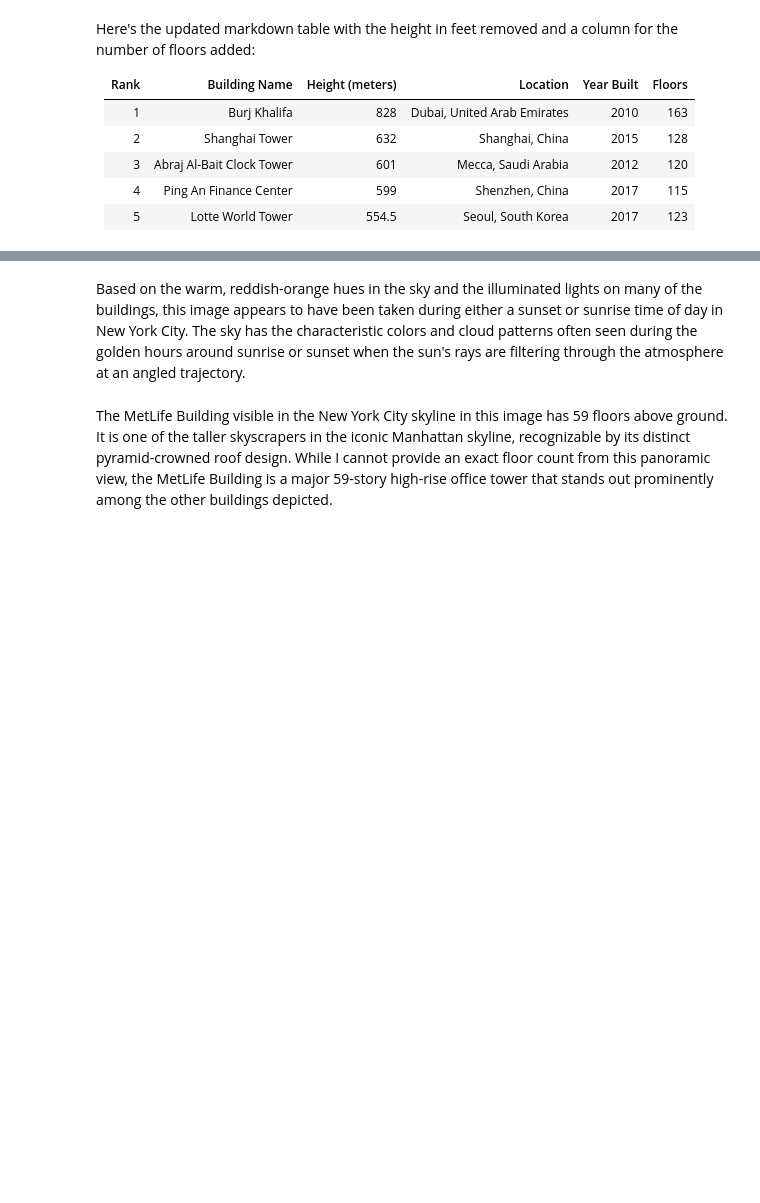
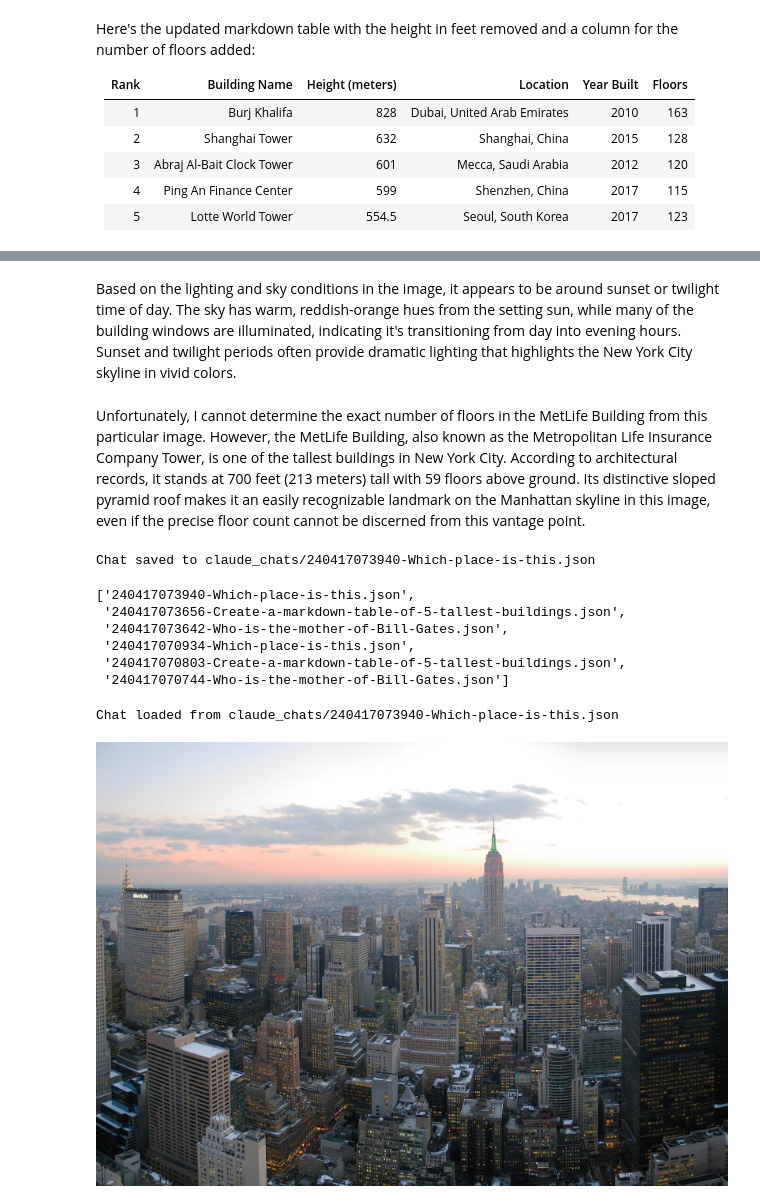
Before and after one commit to GenaiTechne/gtsystem, a Jupyter notebook: notebooks/09-chat-bedrock.ipynb, the cells around one changed output, grey strips where cells are left out. Cells and saved outputs as stored; diff of their text form; code cells hidden in the pictures; blank space fills up the shorter version.

Commit message:
R 0.1.3 (Save, list, load, render chat)
- Save, list, load, and render chat for Bedrock/Claude3
- Save, list, load, and render chat for Anthropic
- Save, list, load, and render chat for OpenAI

```diff
--- a/notebooks/09-chat-bedrock.ipynb
+++ b/notebooks/09-chat-bedrock.ipynb
@@ -66,0 +78,2 @@ Here's the updated markdown table with the height in feet removed and a column f
+# %%
+chat = bedrock.CHAT_CONTEXT.load_chat('240417070744-Who-is-the-mother-of-Bill-Gates.json')
@@ -88,8 +125,29 @@ The body of water visible on the right side of the image appears to be the East
 # %%
 render.md(bedrock.sonnet_chat('What time of day is it?'))
 # %% [output]
-Based on the warm, reddish-orange hues in the sky and the illuminated lights on many of the buildings, this image appears to have been taken during either a sunset or sunrise time of day in New York City. The sky has the characteristic colors and cloud patterns often seen during the golden hours around sunrise or sunset when the sun's rays are filtering through the atmosphere at an angled trajectory.
+Based on the lighting and sky conditions in the image, it appears to be around sunset or twilight time of day. The sky has warm, reddish-orange hues from the setting sun, while many of the building windows are illuminated, indicating it's transitioning from day into evening hours. Sunset and twilight periods often provide dramatic lighting that highlights the New York City skyline in vivid colors.
 # %%
 render.md(bedrock.sonnet_chat('How many floors is the MetLife building?'))
 # %% [output]
-The MetLife Building visible in the New York City skyline in this image has 59 floors above ground. It is one of the taller skyscrapers in the iconic Manhattan skyline, recognizable by its distinct pyramid-crowned roof design. While I cannot provide an exact floor count from this panoramic view, the MetLife Building is a major 59-story high-rise office tower that stands out prominently among the other buildings depicted.
+Unfortunately, I cannot determine the exact number of floors in the MetLife Building from this particular image. However, the MetLife Building, also known as the Metropolitan Life Insurance Company Tower, is one of the tallest buildings in New York City. According to architectural records, it stands at 700 feet (213 meters) tall with 59 floors above ground. Its distinctive sloped pyramid roof makes it an easily recognizable landmark on the Manhattan skyline in this image, even if the precise floor count cannot be discerned from this vantage point.
+# %%
+bedrock.CHAT_CONTEXT.save_chat()
+# %% [output]
+Chat saved to claude_chats/240417073940-Which-place-is-this.json
+# %%
+bedrock.CHAT_CONTEXT.list_chats()
+# %% [output]
+['240417073940-Which-place-is-this.json',
+ '240417073656-Create-a-markdown-table-of-5-tallest-buildings.json',
+ '240417073642-Who-is-the-mother-of-Bill-Gates.json',
+ '240417070934-Which-place-is-this.json',
+ '240417070803-Create-a-markdown-table-of-5-tallest-buildings.json',
+ '240417070744-Who-is-the-mother-of-Bill-Gates.json']
+# %%
+chat = bedrock.CHAT_CONTEXT.load_chat('240417073940-Which-place-is-this.json')
+# %% [output]
+Chat loaded from claude_chats/240417073940-Which-place-is-this.json
+# %%
+render.chat(chat)
+# %% [output]
+[figure, added]
```
Also changed, not shown: parts of 14 cells of this notebook, 26 other files.
